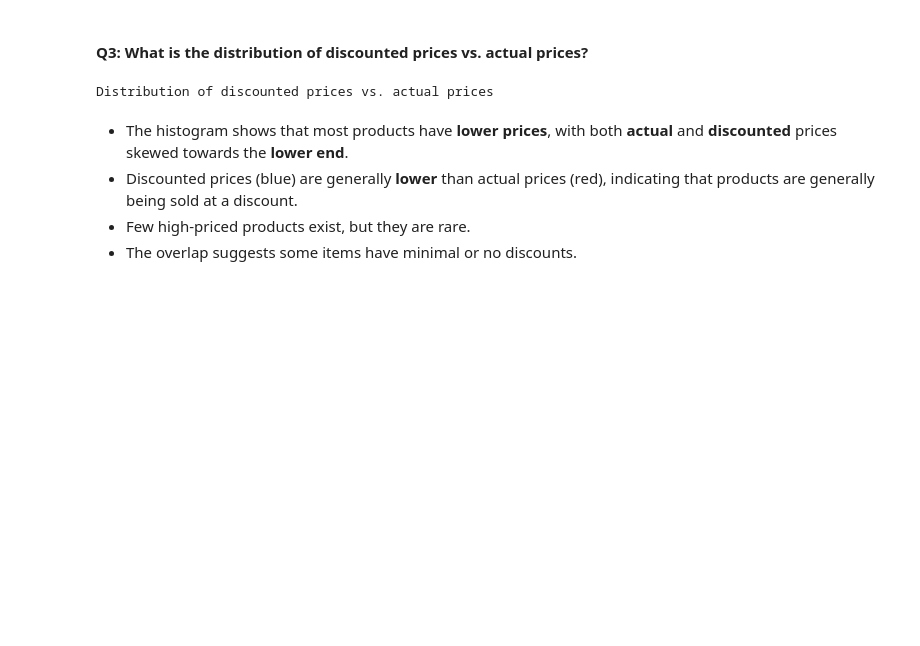
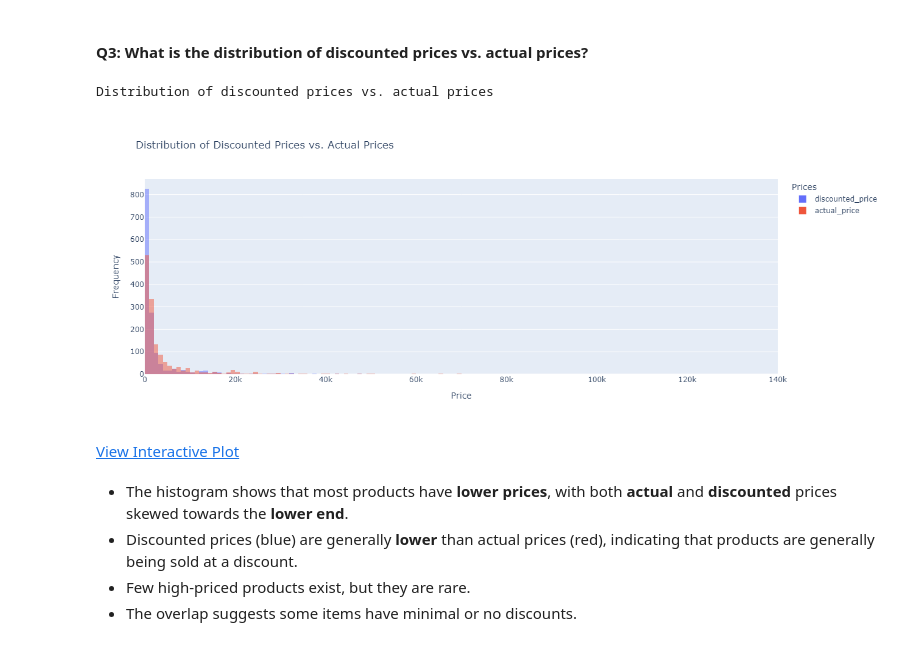
Before and after one commit to mariamkhan04/Amazon_Sales_Analysis_Plotly, a Jupyter notebook: eda.ipynb, the cells around one changed output. Cells and saved outputs as stored; diff of their text form; code cells hidden in the pictures; blank space fills up the shorter version.

```diff
--- a/eda.ipynb
+++ b/eda.ipynb
@@ -310,12 +313,15 @@ fig2.show()
 # %%
 print('\nDistribution of discounted prices vs. actual prices')
 
 fig3 = px.histogram(amazon_sales, x=['discounted_price', 'actual_price'], barmode='overlay',
                     title='Distribution of Discounted Prices vs. Actual Prices')
-fig3.update_layout(xaxis_title='Price', yaxis_title='Frequency', legend=dict(title="Prices"))
-fig3.show()
+fig3.update_layout(xaxis_title='Price', yaxis_title='Frequency',width=1300, legend=dict(title="Prices"))
+# fig3.show()
+save_and_display(fig3, "plotlyplots/plot3.html")
 # %% [output]
 Distribution of discounted prices vs. actual prices
+[figure, added]
+View Interactive Plot
 # %% [markdown]
 - The histogram shows that most products have **lower prices**, with both **actual** and **discounted** prices skewed towards the **lower end**.
 - Discounted prices (blue) are generally **lower** than actual prices (red), indicating that products are generally being sold at a discount.
```
Also changed, not shown: parts of 2 cells of this notebook, 7 other files.
